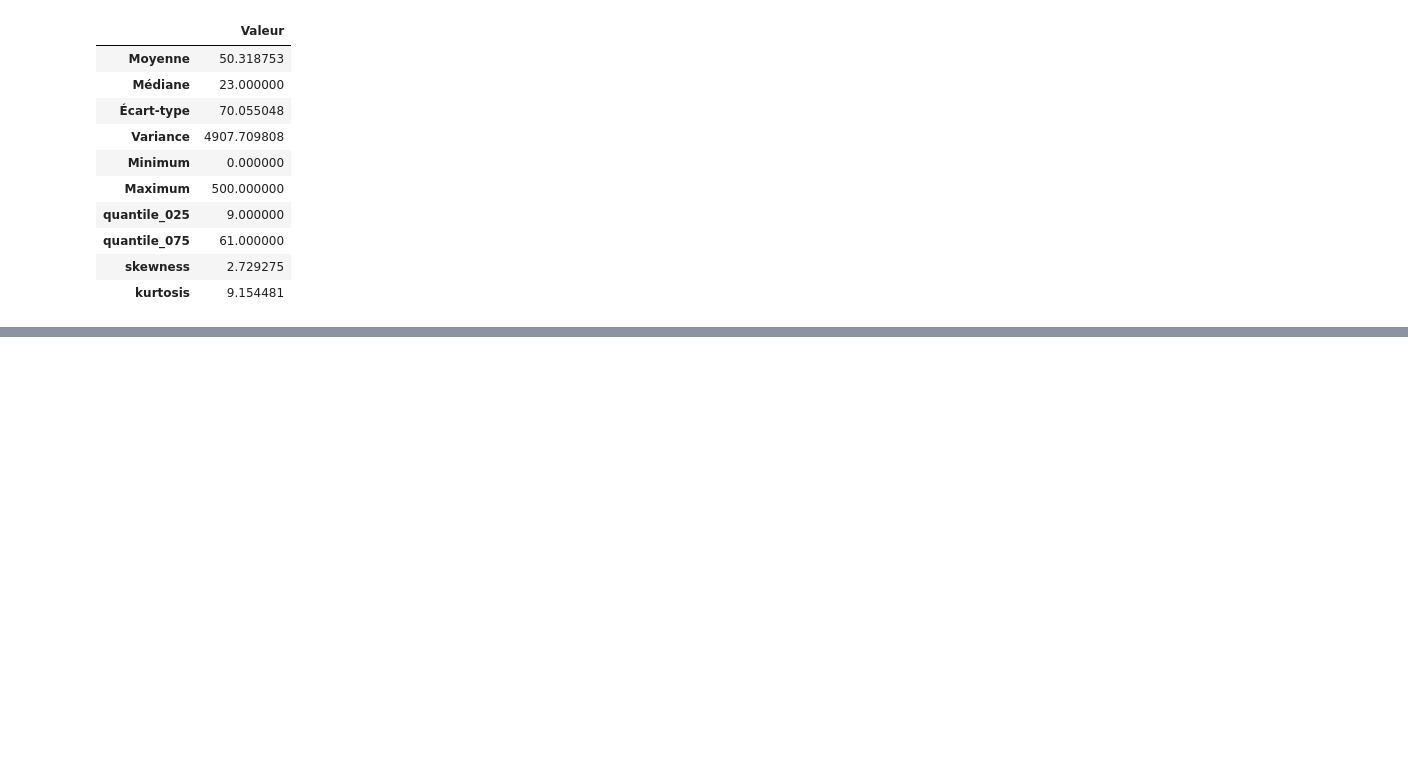
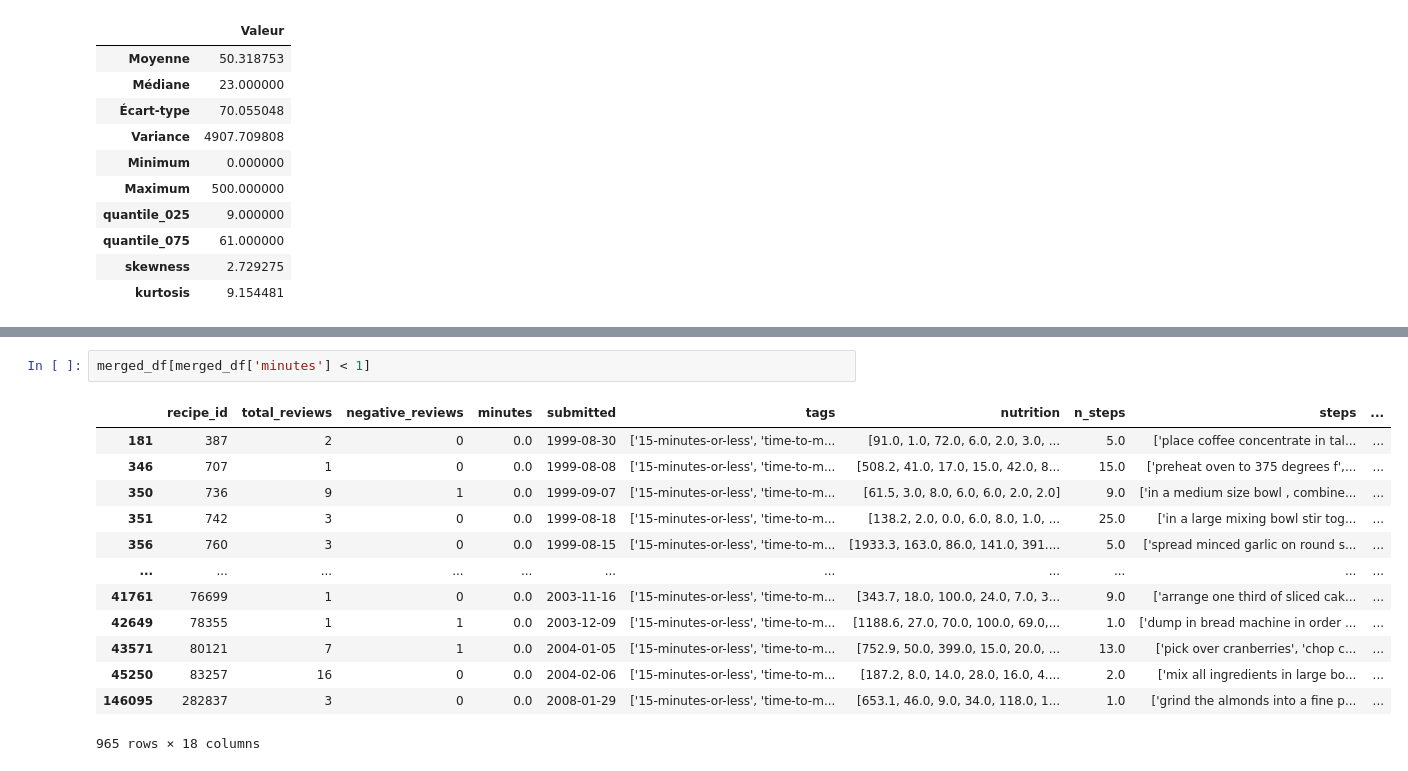
Before and after one commit to DjNaGuRo/MangeTaMain, a Jupyter notebook: notebooks/data_vizualisation.ipynb, the cells around one changed output, grey strips where cells are left out. Drawn from its saved outputs; the diff is of its cells as text; blank space fills up the shorter version.

```diff
--- a/notebooks/data_vizualisation.ipynb
+++ b/notebooks/data_vizualisation.ipynb
@@ -241,0 +265,16 @@ statistique_descriptive(recipes_df, column='sugar')
+# %%
+merged_df[merged_df['minutes'] < 1]
+# %% [output]
+|  | recipe_id | total_reviews | negative_reviews | minutes | submitted | tags | nutrition | n_steps | steps | ... |
+| 181 | 387 | 2 | 0 | 0.0 | 1999-08-30 | ['15-minutes-or-less', 'time-to-m... | [91.0, 1.0, 72.0, 6.0, 2.0, 3.0, ... | 5.0 | ['place coffee concentrate in tal... | ... |
+| 346 | 707 | 1 | 0 | 0.0 | 1999-08-08 | ['15-minutes-or-less', 'time-to-m... | [508.2, 41.0, 17.0, 15.0, 42.0, 8... | 15.0 | ['preheat oven to 375 degrees f',... | ... |
+| 350 | 736 | 9 | 1 | 0.0 | 1999-09-07 | ['15-minutes-or-less', 'time-to-m... | [61.5, 3.0, 8.0, 6.0, 6.0, 2.0, 2.0] | 9.0 | ['in a medium size bowl , combine... | ... |
+| 351 | 742 | 3 | 0 | 0.0 | 1999-08-18 | ['15-minutes-or-less', 'time-to-m... | [138.2, 2.0, 0.0, 6.0, 8.0, 1.0, ... | 25.0 | ['in a large mixing bowl stir tog... | ... |
+| 356 | 760 | 3 | 0 | 0.0 | 1999-08-15 | ['15-minutes-or-less', 'time-to-m... | [1933.3, 163.0, 86.0, 141.0, 391.... | 5.0 | ['spread minced garlic on round s... | ... |
+| ... | ... | ... | ... | ... | ... | ... | ... | ... | ... | ... |
+| 41761 | 76699 | 1 | 0 | 0.0 | 2003-11-16 | ['15-minutes-or-less', 'time-to-m... | [343.7, 18.0, 100.0, 24.0, 7.0, 3... | 9.0 | ['arrange one third of sliced cak... | ... |
+| 42649 | 78355 | 1 | 1 | 0.0 | 2003-12-09 | ['15-minutes-or-less', 'time-to-m... | [1188.6, 27.0, 70.0, 100.0, 69.0,... | 1.0 | ['dump in bread machine in order ... | ... |
+| 43571 | 80121 | 7 | 1 | 0.0 | 2004-01-05 | ['15-minutes-or-less', 'time-to-m... | [752.9, 50.0, 399.0, 15.0, 20.0, ... | 13.0 | ['pick over cranberries', 'chop c... | ... |
+| 45250 | 83257 | 16 | 0 | 0.0 | 2004-02-06 | ['15-minutes-or-less', 'time-to-m... | [187.2, 8.0, 14.0, 28.0, 16.0, 4.... | 2.0 | ['mix all ingredients in large bo... | ... |
+| 146095 | 282837 | 3 | 0 | 0.0 | 2008-01-29 | ['15-minutes-or-less', 'time-to-m... | [653.1, 46.0, 9.0, 34.0, 118.0, 1... | 1.0 | ['grind the almonds into a fine p... | ... |
+965 rows × 18 columns
```
Also changed, not shown: parts of 5 cells of this notebook, 7 other files.
